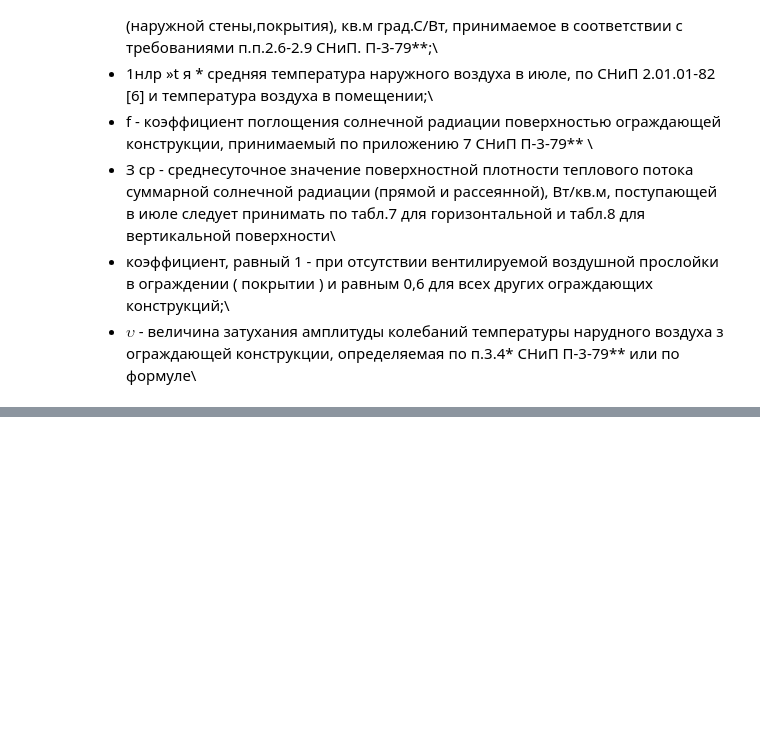
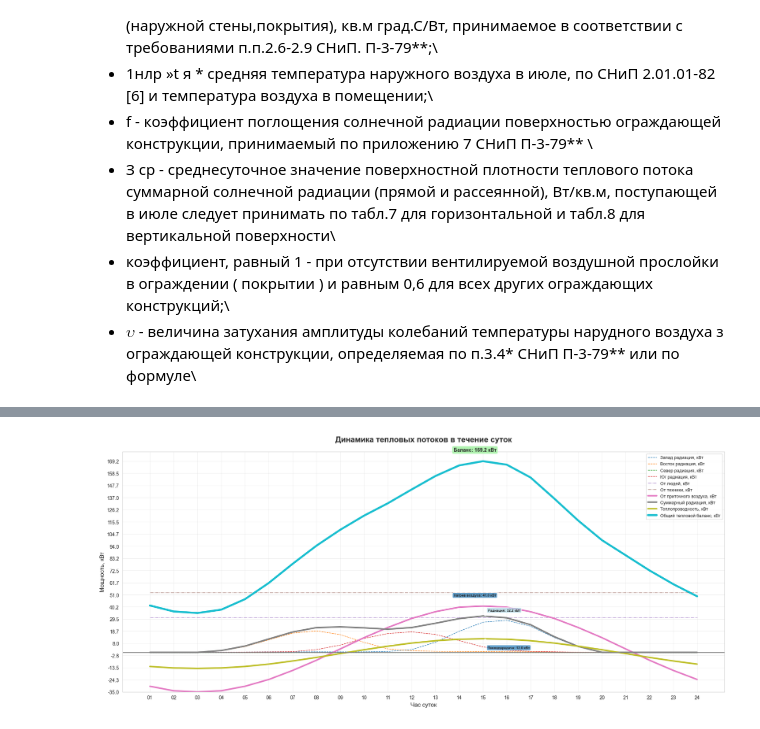
Before and after one commit to flairmix/engineering_notes, a Jupyter notebook: 5.4_Hvac/5.4.4_Cooling/sun_heating.ipynb, the cells around one changed output, grey strips where cells are left out. Drawn from its saved outputs; the diff is of its cells as text; code cells hidden in the pictures; blank space fills up the shorter version.

```diff
--- a/5.4_Hvac/5.4.4_Cooling/sun_heating.ipynb
+++ b/5.4_Hvac/5.4.4_Cooling/sun_heating.ipynb
@@ -93,0 +239,23 @@ plot_df(df)
+# %%
+
+df_C_1_2 = calculation_sun_kW(
+    df_sun_base=result_sun_base,
+    A_m2_w = f_C_1_2['w'],
+    A_m2_e = f_C_1_2['e'],
+    A_m2_n = f_C_1_2['n'],
+    A_m2_s = f_C_1_2['s'],
+    Q_people_kW = Q_people_kW['1.2'],
+    Q_appliances_kW = Q_appliances_kW['1.2'],
+    L_m3_h = L_C_1_2_m3_h,
+    t_out_day_mid = t_out_day_mid,
+    A_air_day = A_air_day,
+    R = R,
+    K1 = K1,
+    K2 = K2,
+    K3 = K3,
+    K4 = K4,
+)
+
+plot_df(df_C_1_2)
+# %% [output]
+[figure, added]
```
Also changed, not shown: parts of 12 cells of this notebook, 1 other file.
